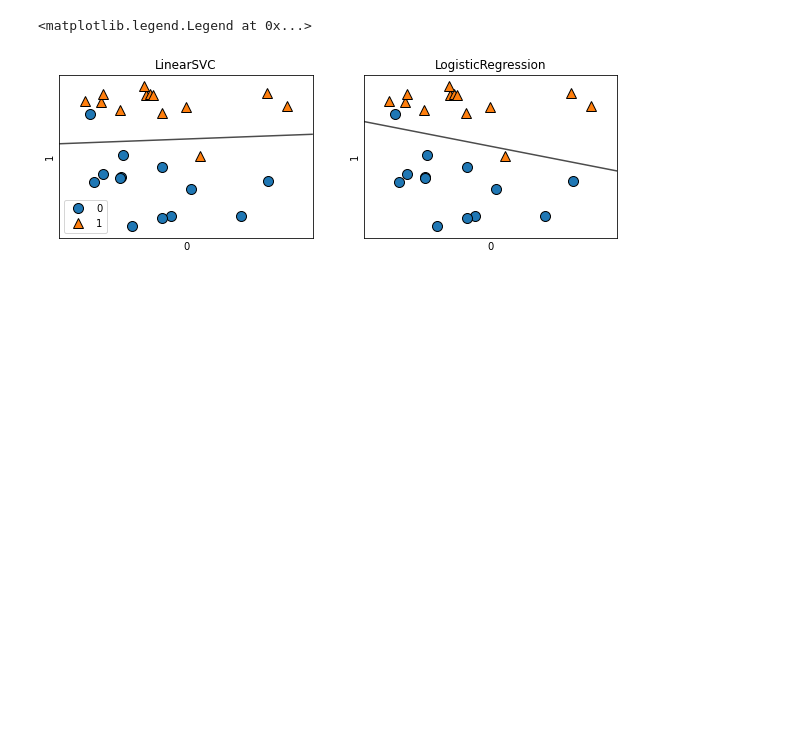
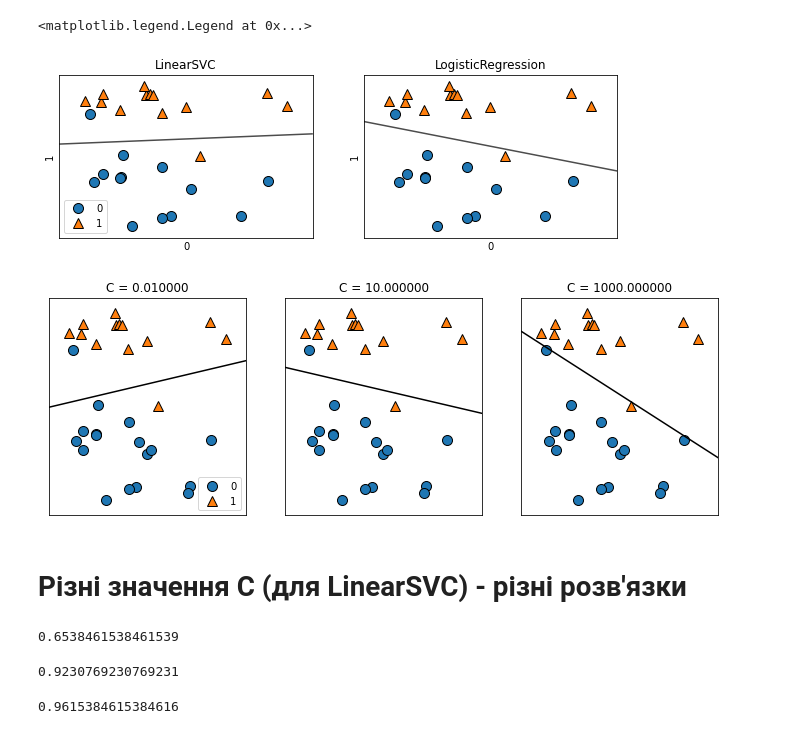
Before and after one commit to AlexTsikhun/DSBook, a Jupyter notebook: 02-meyhod_ML_with_teacher.ipynb, the cells around one changed output. Saved outputs shown, nothing was run; the diff lists cells and outputs as text; code cells hidden in the pictures; blank space fills up the shorter version.

```diff
--- a/02-meyhod_ML_with_teacher.ipynb
+++ b/02-meyhod_ML_with_teacher.ipynb
@@ -385,3 +385,30 @@ axes[0].legend()
 # %% [output]
 <matplotlib.legend.Legend at 0x...>
 [figure]
+# %%
+mglearn.plots.plot_linear_svc_regularization()
+# %% [output]
+[figure, added]
+# %% [markdown]
+# Різні значення С (для LinearSVC) - різні розв'язки
+# %%
+X, y = mglearn.datasets.make_forge()
+
+csv001 = LinearSVC(C=0.0001).fit(X, y)
+print(csv001.score(X, y))
+# %% [output]
+0.6538461538461539
+# %%
+X, y = mglearn.datasets.make_forge()
+
+csv1 = LinearSVC(C=1).fit(X, y)
+print(csv1.score(X, y))
+# %% [output]
+0.9230769230769231
+# %%
+X, y = mglearn.datasets.make_forge()
+
+csv1000000 = LinearSVC(C=1000000).fit(X, y)
+print(csv1000000.score(X, y))
+# %% [output]
+0.9615384615384616
```
Also changed, not shown: parts of 71 cells of this notebook, 5 other files.
